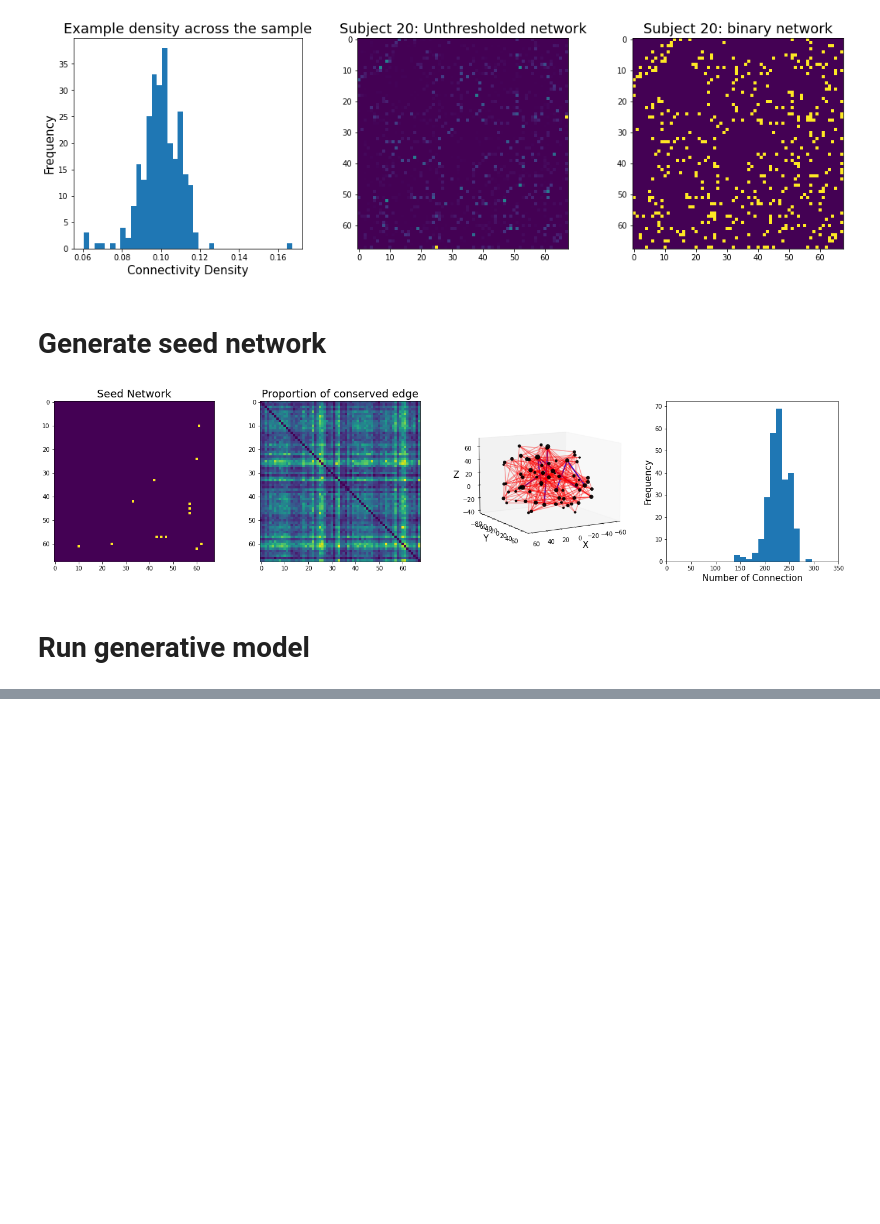
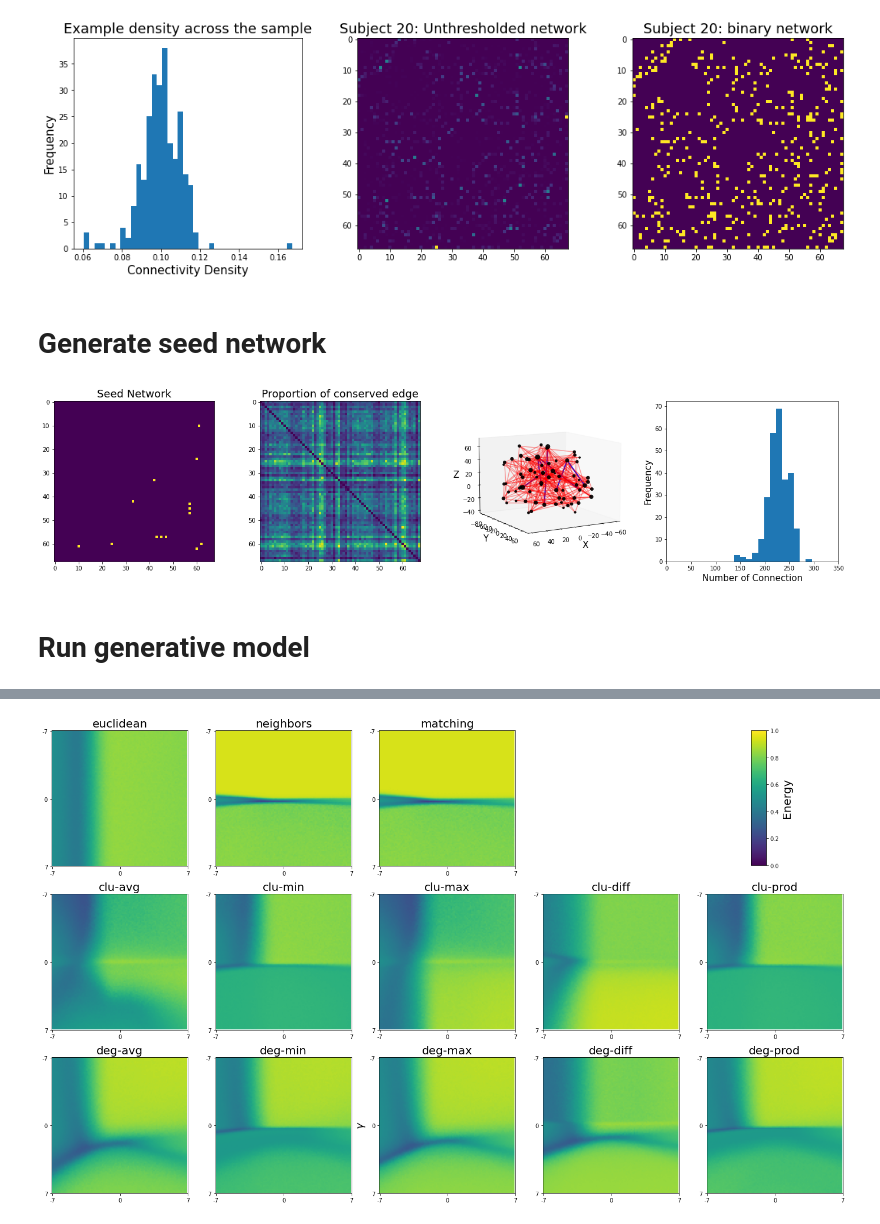
Before and after one commit to duzc-Repos/Code_for_Reproduction, a Jupyter notebook: 2021_NC_DanyalAkarca/generative_model_exploration.ipynb, the cells around one changed output, grey strips where cells are left out. Cells and saved outputs as stored; diff of their text form; code cells hidden in the pictures; blank space fills up the shorter version.

```diff
--- a/2021_NC_DanyalAkarca/generative_model_exploration.ipynb
+++ b/2021_NC_DanyalAkarca/generative_model_exploration.ipynb
@@ -132,7 +137,7 @@ def synth_network_dat_iter(dat):
         yield dat[:, :, i]
 
 synth_all, K_all, E_all = {}, {}, {}
-for i in range(n_sub):
+for i in range(2):
     synth_all[i], K_all[i], E_all[i] = [], [], []
 
     Atgt = binarised_connectomes[i]
@@ -145,9 +150,7 @@ for i in range(n_sub):
     np.disp(f"running generative model for subject {i}")
 
     for mt in model_type:
-        print(mt, n)
-        init_network
-        B = bct.generative_model(A.copy(), D, m, eta=params[:, 0], gamma=params[:, 1], model_type=mt, model_var=model_var[0]) # 返回值是各种参数下生成的网络
+        B = bct_duzc.generative_model(A.copy(), D, m, eta=params[:, 0], gamma=params[:, 1], model_type=mt, model_var=model_var[0]) # 返回值是各种参数下生成的网络
         KS_stat = []
         for b in synth_network_dat_iter(B):
             y = [b.sum(axis=1),
@@ -155,12 +158,12 @@ for i in range(n_sub):
                  bct.betweenness_bin(b),
                  D[np.triu(b, k=1).astype(bool)] ]
             KS_stat.append( [ calc_ks_stat(t1, t2)   for t1, t2 in zip(x, y) ])
-            break
+
+        synth_all[i].append(B)
         KS_stat = np.array(KS_stat)
-        synth_all[i].append(B)
         K_all[i].append( KS_stat )
         E_all[i].append( KS_stat.max(axis=1) )
         #break
-    break
+    #break
 # %% [output]
 running generative model for subject 0
@@ -170,2 +170,0 @@ IndexError: index 2278 is out of bounds for axis 0 with size 2278
-# %%
-u,v = np.where(np.triu(np.ones((n,n)), 1))
@@ -195,0 +173,6 @@ IndexError: index 2278 is out of bounds for axis 0 with size 2278
+# %%
+generative10000_energy = sp_io.loadmat("./data/generative10000_energy.mat")["generative10000_energy"]
+generative10000_parameters = sp_io.loadmat("./data/generative10000_parameters.mat")["generative10000_parameters"]
+generative50000_energy = sp_io.loadmat("./data/generative50000_energy.mat")['generative50000_energy']
+generative50000_ks = sp_io.loadmat("./data/generative50000_ks.mat")['generative50000_ks']
+generative50000_parameters = sp_io.loadmat("./data/generative50000_parameters.mat")['generative50000_parameters']
@@ -195,0 +210,37 @@ IndexError: index 2278 is out of bounds for axis 0 with size 2278
+# %%
+plt.figure(figsize=(25, 15))
+for m, mt in enumerate(model_type):
+    energy_landscape = 0
+    for sub in range(n_sub):
+        subj_energy = generative10000_energy[sub, m, :]
+        subj_params = generative10000_parameters[sub, m, :, :]
+        u, idx = np.unique(subj_params, return_index=True, axis=0)
+        uniq_eta = np.unique(u[:, 0]).shape[0]
+        uniq_gam = np.unique(u[:, 1]).shape[0]
+
+        energy_landscape += subj_energy[idx, ].reshape((uniq_gam, uniq_eta))
+        #break
+    energy_landscape /= n_sub
+
+    if m < 3:
+        plot_loc = m+1
+    else:
+        plot_loc = m+3
+    plt.subplot(3, 5, plot_loc)
+    plt.imshow(energy_landscape.T, vmin=0, vmax=1)
+    if plot_loc == 5:
+        plt.xlabel("$\eta$", size=18)
+    elif plot_loc == 13:
+        plt.ylabel("$\gamma$", size=18)
+    plt.xticks(ticks=[0, 50, 100], labels=[-7, 0, 7], size=10)
+    plt.yticks(ticks=[0, 50, 100], labels=[-7, 0, 7], size=10)
+    plt.title(mt, size=20)
+
+plt.subplot(3, 5, 5)
+plt.axis(False)
+cbar = plt.colorbar(cax=plt.axes([0.81, 0.66, 0.015, 0.22]))
+cbar.set_label("Energy", size=20)
+plt.show()
+plt.close()
+# %% [output]
+[figure, added]
```
Also changed, not shown: parts of 16 cells of this notebook.
